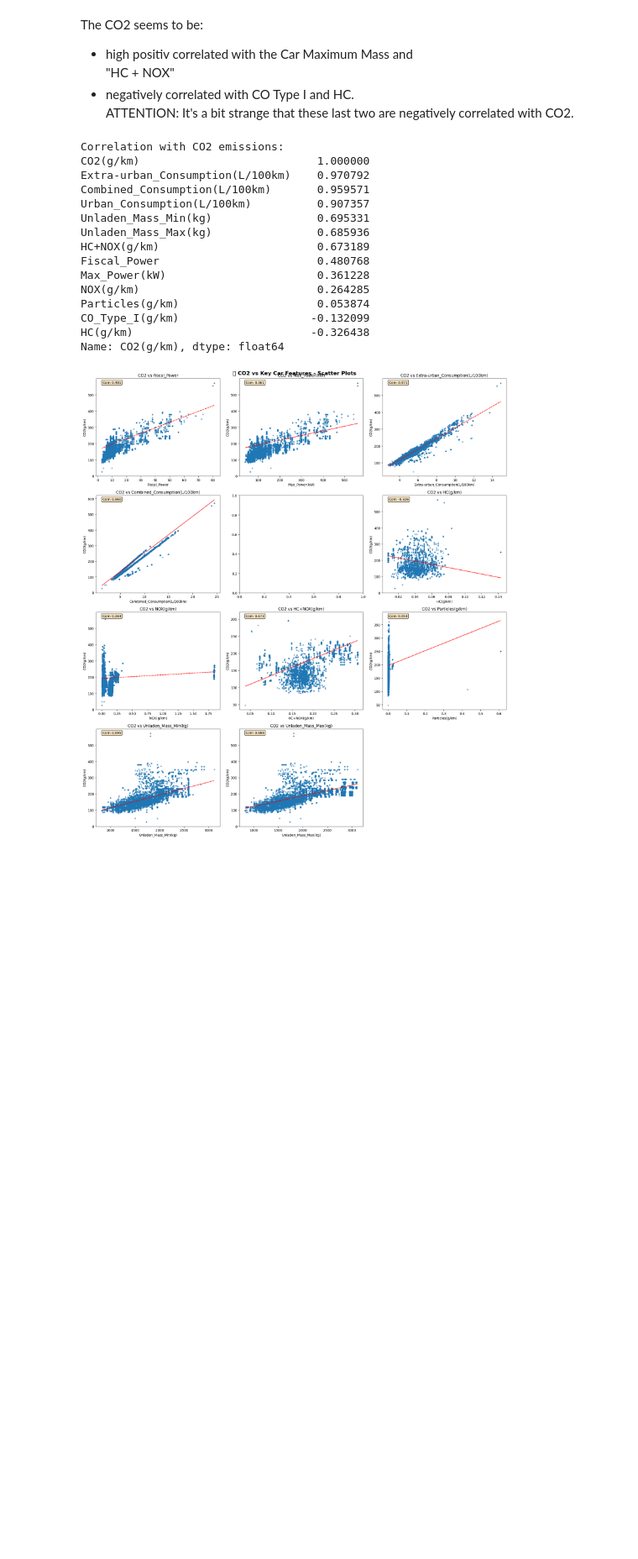
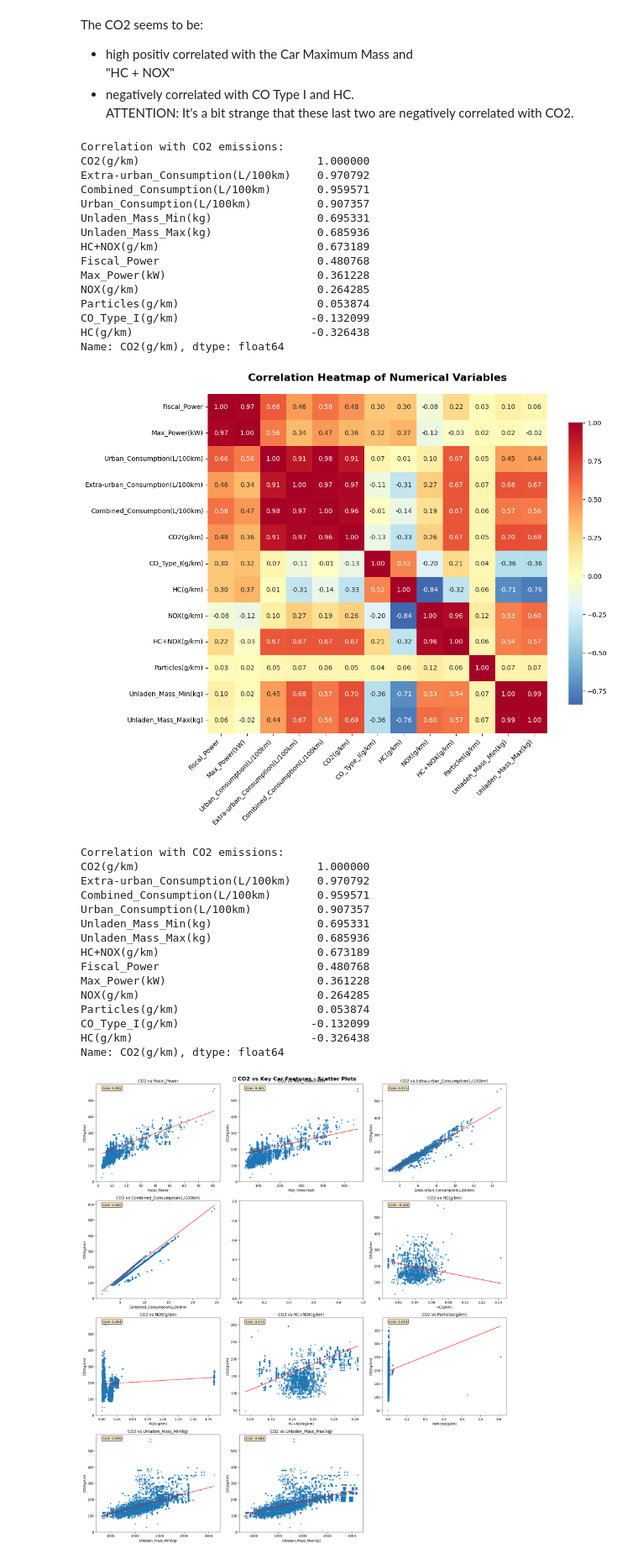
Before and after one commit to Tavocado-S/CO2_Prediction, a Jupyter notebook: notebooks/burak_explo_copy_2023.ipynb, the cells around one changed output. Shown at 84% size. Saved outputs shown, nothing was run; the diff lists cells and outputs as text; code cells hidden in the pictures; blank space fills up the shorter version.

```diff
--- a/notebooks/burak_explo_copy_2023.ipynb
+++ b/notebooks/burak_explo_copy_2023.ipynb
@@ -541,6 +527,51 @@ The CO2 seems to be: <br>
 "HC + NOX"
 - negatively correlated with CO Type I and HC. <br>
 ATTENTION: It's a bit strange that these last two are negatively correlated with CO2.
+# %%
+#key_numerical = ['Fiscal_Power', 'Max_Power(kW)', 'Urban_Consumption(L/100km)', 'Extra-urban_Consumption(L/100km)','Combined_Consumption(L/100km)', 'CO_Type_I',
+                # 'HC(g/km)', 'NOX(g/km)', 'HC+NOX(g/km)', 'Particles(g/km)', 'Unladen_Mass_Min(kg)', 'Unladen_Mass_Max(kg)']
+numerical_cols = df.select_dtypes(include=[np.number]).columns
+
+#display(numerical_cols)
+corr_with_co2 = df[numerical_cols].corr()['CO2(g/km)'].sort_values(ascending=False)
+print("Correlation with CO2 emissions:")
+print(corr_with_co2)
+
+# Create correlation matrix for all numerical columns
+correlation_matrix = df[numerical_cols].corr()
+
+# Create the heatmap
+plt.figure(figsize=(12, 10))
+sns.heatmap(correlation_matrix,
+            annot=True,           # Show correlation values
+            cmap='RdYlBu_r',      # Color scheme (red-yellow-blue reversed)
+            center=0,             # Center colormap at 0
+            square=True,          # Make cells square-shaped
+            fmt='.2f',            # Format numbers to 2 decimal places
+            cbar_kws={'shrink': 0.8})  # Adjust colorbar size
+
+plt.title('Correlation Heatmap of Numerical Variables', fontsize=16, fontweight='bold', pad=20)
+plt.xticks(rotation=45, ha='right')
+plt.yticks(rotation=0)
+plt.tight_layout()
+plt.show()
+# %% [output]
+Correlation with CO2 emissions:
+CO2(g/km)                           1.000000
+Extra-urban_Consumption(L/100km)    0.970792
+Combined_Consumption(L/100km)       0.959571
+Urban_Consumption(L/100km)          0.907357
+Unladen_Mass_Min(kg)                0.695331
+Unladen_Mass_Max(kg)                0.685936
+HC+NOX(g/km)                        0.673189
+Fiscal_Power                        0.480768
+Max_Power(kW)                       0.361228
+NOX(g/km)                           0.264285
+Particles(g/km)                     0.053874
+CO_Type_I(g/km)                    -0.132099
+HC(g/km)                           -0.326438
+Name: CO2(g/km), dtype: float64
+[figure, added]
 # %%
 # KEY RELATIONSHIPS: CO2 vs NUMERICAL FEATURES
 
```
Also changed, not shown: parts of 27 cells of this notebook, 1 other file.
